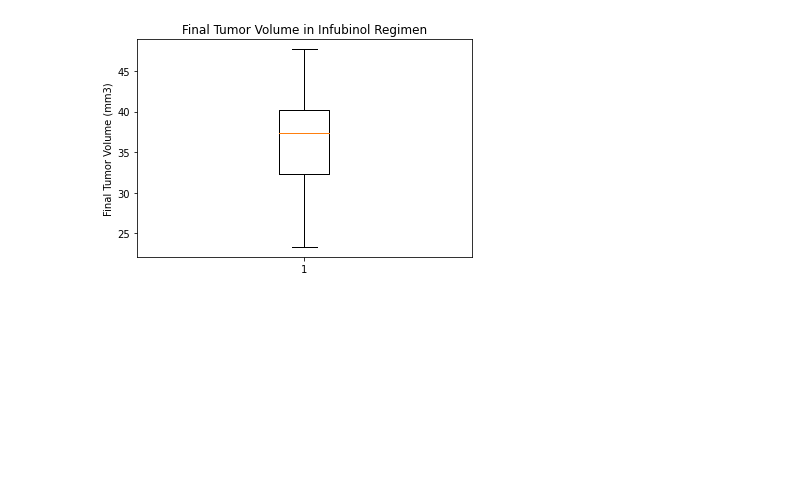
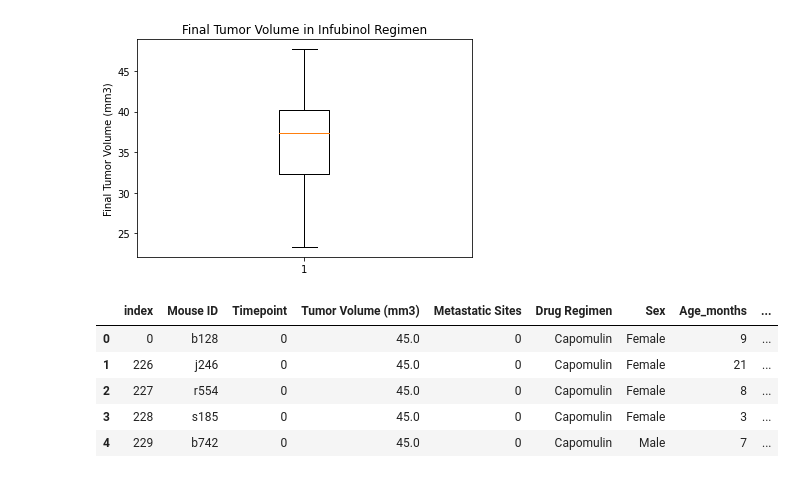
Before and after one commit to jacobhash570/Matplotlib---The-Power-of-Plots, a Jupyter notebook: Pymaceuticals.ipynb, the cells around one changed output. Saved outputs shown, nothing was run; the diff lists cells and outputs as text; code cells hidden in the pictures; blank space fills up the shorter version.

```diff
--- a/Pymaceuticals.ipynb
+++ b/Pymaceuticals.ipynb
@@ -369,3 +369,14 @@ ax1.boxplot(cap)
 plt.show()
 # %% [output]
 [figure]
+# %%
+capomulin_df = combined.loc[combined["Drug Regimen"] == "Capomulin"]
+capomulin_df = capomulin_df.reset_index()
+capomulin_df.head()
+# %% [output]
+|  | index | Mouse ID | Timepoint | Tumor Volume (mm3) | Metastatic Sites | Drug Regimen | Sex | Age_months | ... |
+| 0 | 0 | b128 | 0 | 45.0 | 0 | Capomulin | Female | 9 | ... |
+| 1 | 226 | j246 | 0 | 45.0 | 0 | Capomulin | Female | 21 | ... |
+| 2 | 227 | r554 | 0 | 45.0 | 0 | Capomulin | Female | 8 | ... |
+| 3 | 228 | s185 | 0 | 45.0 | 0 | Capomulin | Female | 3 | ... |
+| 4 | 229 | b742 | 0 | 45.0 | 0 | Capomulin | Male | 7 | ... |
```
Also changed, not shown: parts of 2 cells of this notebook.
